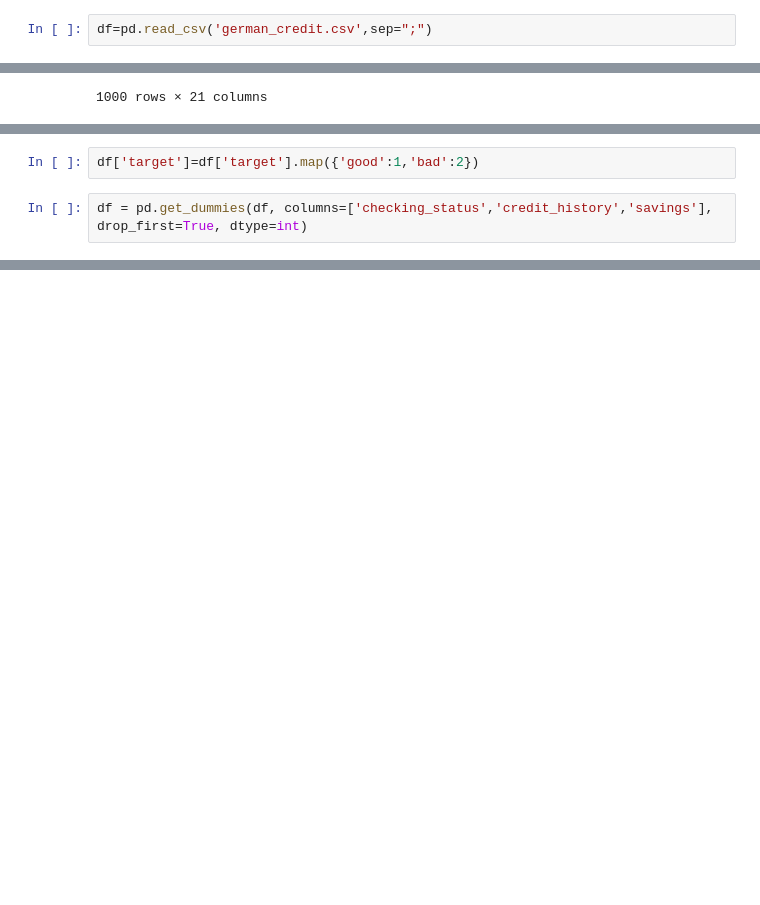
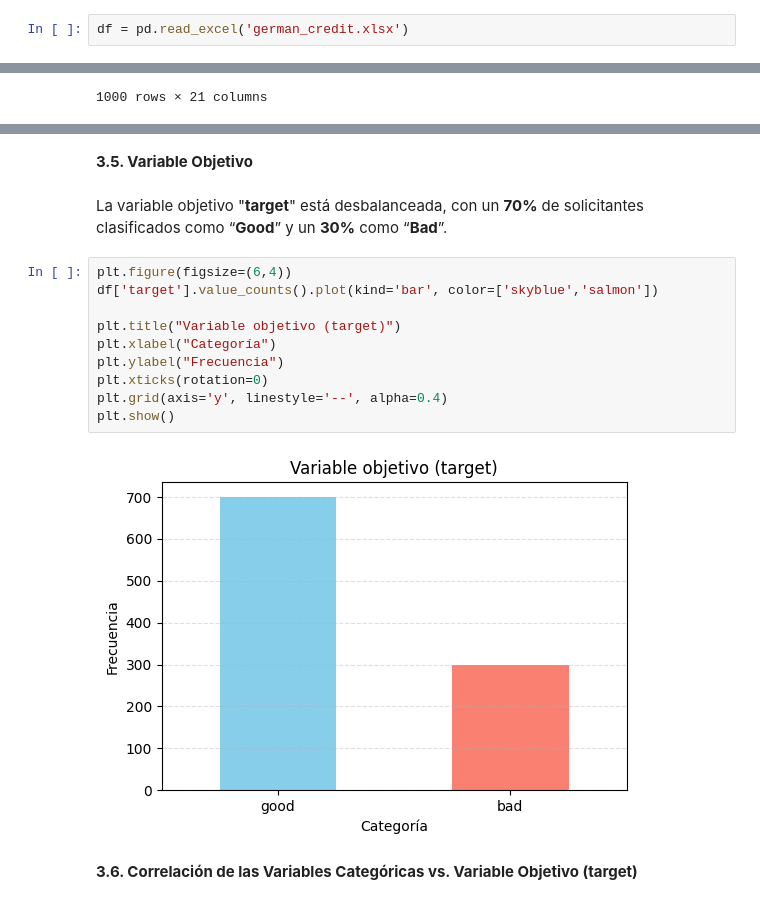
Before and after one commit to DavidCrespo72/Proyecto_Innovaci-n_1, a Jupyter notebook: Taller_inova_pre1.ipynb, the cells around one changed output, grey strips where cells are left out. Cells and saved outputs as stored; diff of their text form; blank space fills up the shorter version.

```diff
--- a/Taller_inova_pre1.ipynb
+++ b/Taller_inova_pre1.ipynb
@@ -28,2 +68,2 @@ from statsmodels.stats.diagnostic import het_breuschpagan, het_white, het_goldfe
 # %%
-df=pd.read_csv('german_credit.csv',sep=";")
+df = pd.read_excel('german_credit.xlsx')
@@ -253,4 +163,0 @@ job                       0.000000
-# %%
-df['target']=df['target'].map({'good':1,'bad':2})
-# %%
-df = pd.get_dummies(df, columns=['checking_status','credit_history','savings'], drop_first=True, dtype=int)
@@ -659,0 +197,18 @@ Confusion Matrix:
+# %% [markdown]
+**3.5. Variable Objetivo**
+# %% [markdown]
+La variable objetivo "**target**" está desbalanceada, con un **70%** de solicitantes clasificados como “**Good**” y un **30%** como “**Bad**”.
+# %%
+plt.figure(figsize=(6,4))
+df['target'].value_counts().plot(kind='bar', color=['skyblue','salmon'])
+
+plt.title("Variable objetivo (target)")
+plt.xlabel("Categoría")
+plt.ylabel("Frecuencia")
+plt.xticks(rotation=0)
+plt.grid(axis='y', linestyle='--', alpha=0.4)
+plt.show()
+# %% [output]
+[figure, added]
+# %% [markdown]
+**3.6. Correlación de las Variables Categóricas vs. Variable Objetivo (target)**
```
Also changed, not shown: parts of 172 cells of this notebook.
